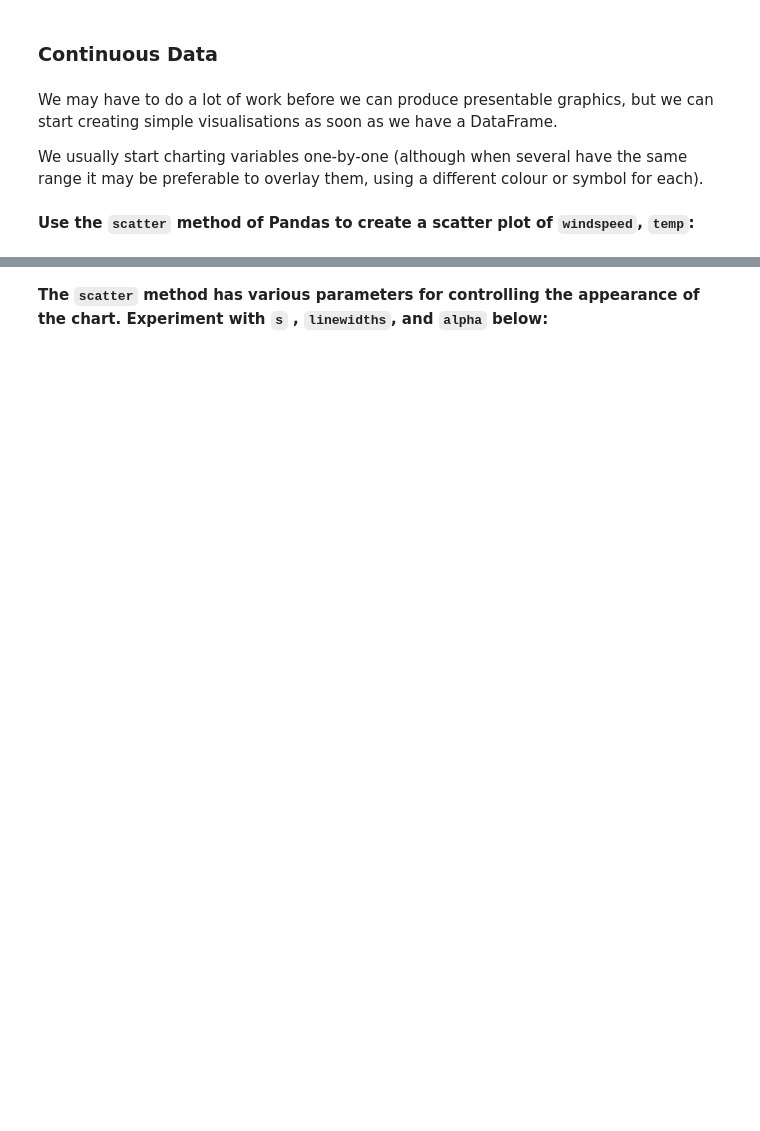
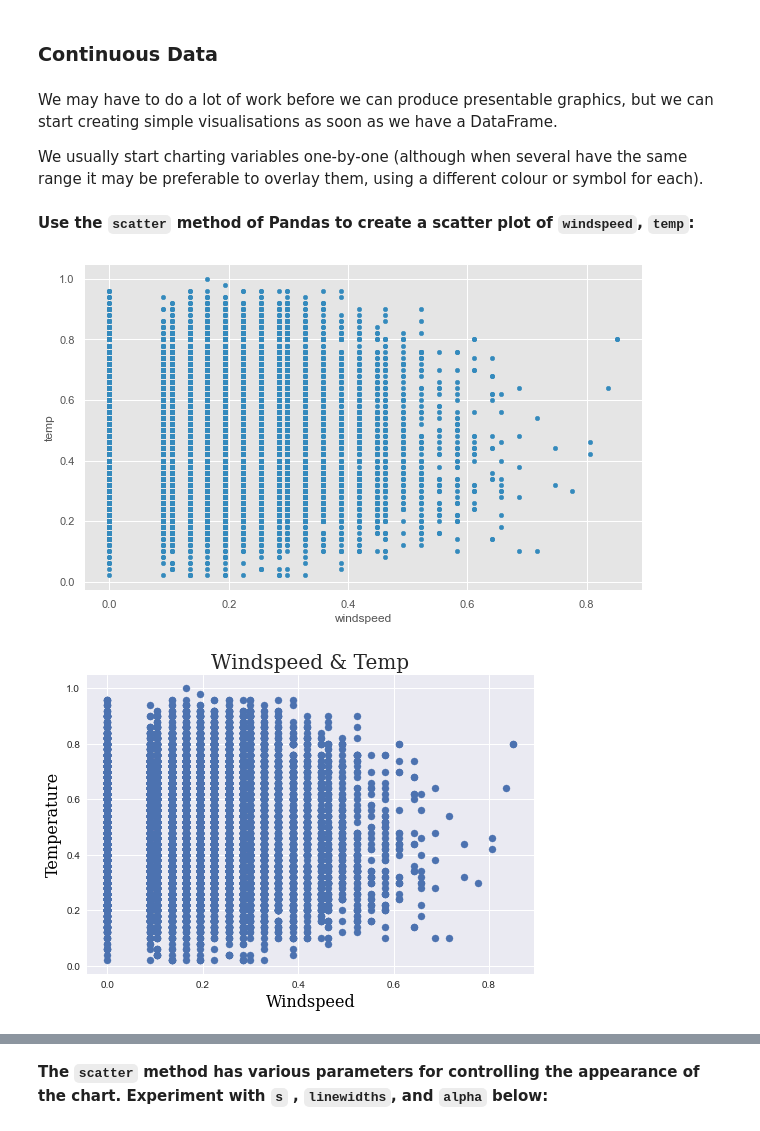
Before and after one commit to NPHansen/DS_AI, a Jupyter notebook: Lab 2/IOD_Lab 2.1.2.ipynb, the cells around one changed output, grey strips where cells are left out. Saved outputs shown, nothing was run; the diff lists cells and outputs as text; code cells hidden in the pictures; blank space fills up the shorter version.

```diff
--- a/Lab 2/IOD_Lab 2.1.2.ipynb
+++ b/Lab 2/IOD_Lab 2.1.2.ipynb
@@ -36,3 +56,6 @@ We actually start profiling the data when we first load it and check for input e
+# %%
+#ANSWER
+bikes = pd.read_csv("Data/bikeshare.csv")
 # %% [markdown]
 We may want our program to capture particular features of the dataset into variables, but if we just want to get a feel for the data it is easier to use a higher-level Pandas method like `describe()`:
 
@@ -51,0 +92,23 @@ We usually start charting variables one-by-one (although when several have the s
+# %%
+#ANSWER
+plt.style.use('ggplot')
+bikes.plot.scatter('windspeed','temp')
+plt.show()
+_ = plt.style.use('seaborn')
+font = {'family': 'serif',
+       'color': 'black',
+       'size': 16}
+_ = plt.scatter(x='windspeed', y='temp',data=bikes, s=50)
+_ = plt.title('Windspeed & Temp', fontdict={'fontsize': 20,'family': 'serif'})
+_ = plt.xlabel('Windspeed',fontdict=font)
+_ = plt.ylabel('Temperature',fontdict=font)
+plt.show()
+_ = plt.style.use('classic')
+_ = plt.scatter(y='windspeed', x='temp',data=bikes, s=50)
+_ = plt.title('Windspeed & Temp', fontdict={'fontsize': 20,'family': 'serif'})
+_ = plt.xlabel('Windspeed',fontdict=font)
+_ = plt.ylabel('Temperature',fontdict=font)
+plt.show()
+# %% [output]
+[figure, added]
+[figure, added]
```
Also changed, not shown: parts of 66 cells of this notebook, 3 other files.
